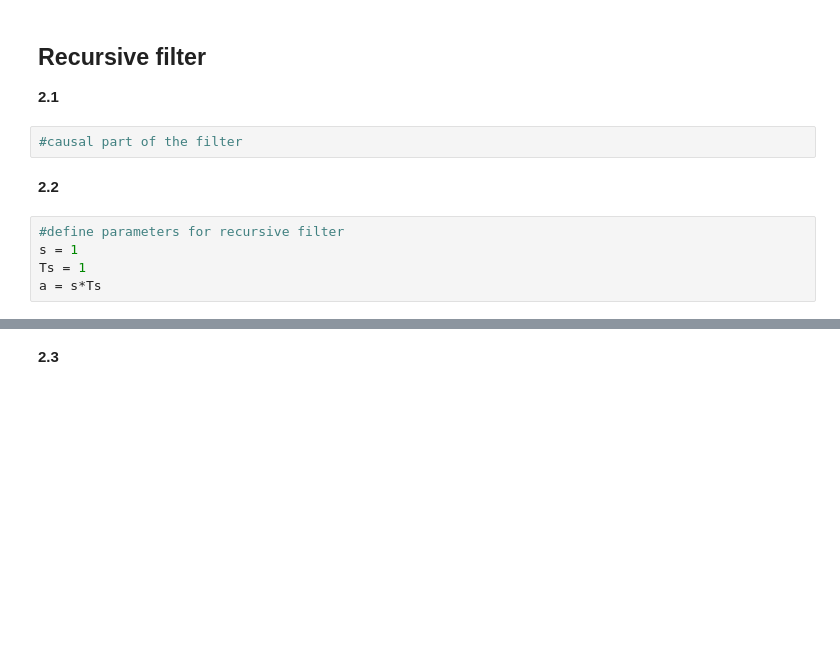
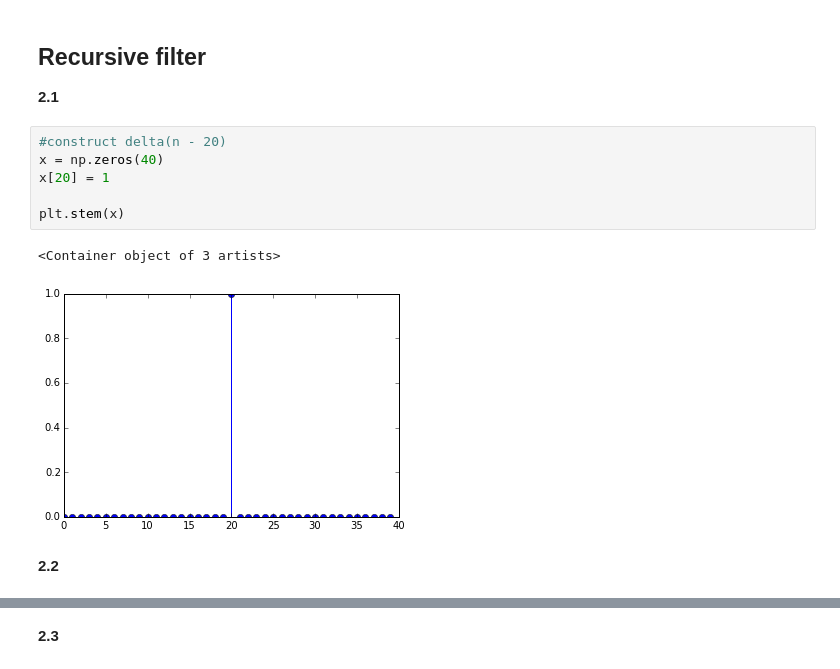
Before and after one commit to PamirGhimire/DSP-TP-1617, a Jupyter notebook: Lab6-7/python/Lab67.ipynb, the cells around one changed output, grey strips where cells are left out. Drawn from its saved outputs; the diff is of its cells as text; blank space fills up the shorter version.

Commit message:
work on image remains, previous done

```diff
--- a/Lab6-7/python/Lab67.ipynb
+++ b/Lab6-7/python/Lab67.ipynb
@@ -157,12 +157,14 @@ plt.title('Frequency response of order 20 chebychev-I filter')
 ## Recursive filter
 
 **2.1**
-# %%
-#causal part of the filter
+# %%
+#construct delta(n - 20)
+x = np.zeros(40)
+x[20] = 1
+
+plt.stem(x)
+# %% [output]
+<Container object of 3 artists>
+[figure, added]
 # %% [markdown]
 **2.2**
-# %%
-#define parameters for recursive filter
-s = 1
-Ts = 1
-a = s*Ts
```
Also changed, not shown: parts of 8 cells of this notebook.
